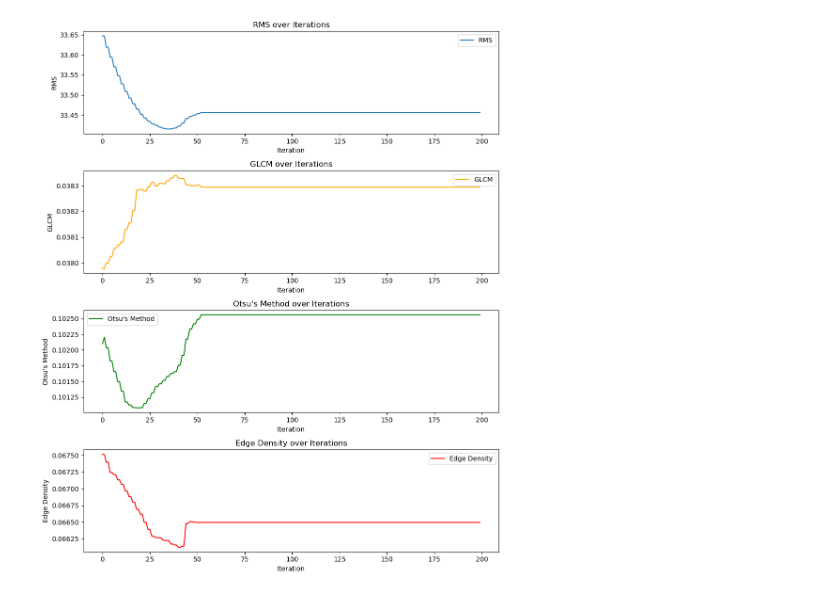
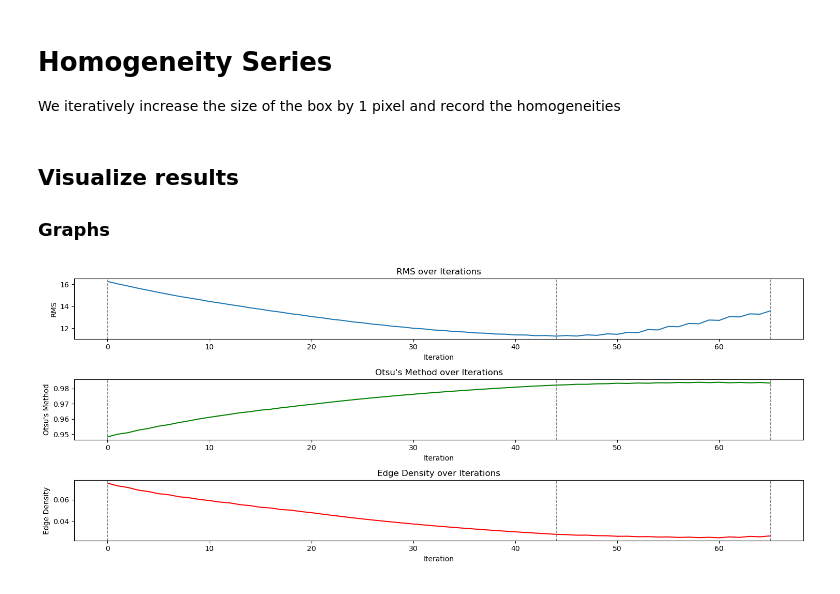
Before and after one commit to GMuradas99/Symmetry-Object-Detection-Analysis, a Jupyter notebook: homogeneity_threshold.ipynb, the cells around one changed output. Drawn from its saved outputs; the diff is of its cells as text; code cells hidden in the pictures.

Commit message:
Finished Homogeneity threshold

```diff
--- a/homogeneity_threshold.ipynb
+++ b/homogeneity_threshold.ipynb
@@ -12,4 +15,5 @@ import helper_functions.homogeneityMetrics as homogeneity
 with open('predictions/saved_predictions.pkl', 'rb') as f:
     results = pickle.load(f)
 
-df = pd.read_csv('data/experiment_boxes.csv')
+box_matches = pd.read_csv('data_out/object_detection/box_matches.csv', index_col=0)
+participant_boxes = pd.read_csv('data/experiment_boxes.csv')
@@ -281,15 +68,0 @@ for i in tqdm(range(0, 200)):
-# %%
-increase = 50
-
-row_copy = row.copy()
-
-row_copy['height_box'] += increase
-row_copy['width_box'] += increase
-
-cropped_img = display.crop_image(image, row_copy)
-cropped_mask = display.crop_image(mask, row_copy)
-
-print(cropped_img.shape)
-
-plt.imshow(cropped_img)
-plt.show()
@@ -298,0 +69,4 @@ plt.show()
+# %% [markdown]
+# Homogeneity Series
+
+We iteratively increase the size of the box by 1 pixel and record the homogeneities
@@ -299,26 +168,39 @@ plt.show()
+# %% [markdown]
+## Visualize results
+
+### Graphs
 # %%
-fig, ax = plt.subplots(4, 1, figsize=(10, 12))
+rmss = metrics['rms']
+glcms = metrics['glcm']
+otsus = metrics['otsus']
+edge_densities = metrics['edge_density']
+
+fig, ax = plt.subplots(3, 1, figsize=(15, 6))
 ax[0].plot(rmss, label='RMS')
 ax[0].set_title('RMS over Iterations')
 ax[0].set_xlabel('Iteration')
 ax[0].set_ylabel('RMS')
-ax[0].legend()
-ax[1].plot(glcms, label='GLCM', color='orange')
-ax[1].set_title('GLCM over Iterations')
+# ax[0].legend()
+ax[1].plot(otsus, label='Otsu\'s Method', color='green')
+ax[1].set_title('Otsu\'s Method over Iterations')
 ax[1].set_xlabel('Iteration')
-ax[1].set_ylabel('GLCM')
-ax[1].legend()
-ax[2].plot(otsus, label='Otsu\'s Method', color='green')
-ax[2].set_title('Otsu\'s Method over Iterations')
+ax[1].set_ylabel('Otsu\'s Method')
+# ax[2].legend()
+ax[2].plot(edge_densities, label='Edge Density', color='red')
+ax[2].set_title('Edge Density over Iterations')
 ax[2].set_xlabel('Iteration')
-ax[2].set_ylabel('Otsu\'s Method')
-ax[2].legend()
-ax[3].plot(edge_densities, label='Edge Density', color='red')
-ax[3].set_title('Edge Density over Iterations')
-ax[3].set_xlabel('Iteration')
-ax[3].set_ylabel('Edge Density')
-ax[3].legend()
+ax[2].set_ylabel('Edge Density')
+# ax[3].legend()
+
+
+min_rmss_index = rmss.index(min(rmss))
+x = [0, min_rmss_index, len(rmss)-1]
+
+for axis in ax:
+    for i in x:
+        axis.axvline(x=i, color='gray', linestyle='--', linewidth=1)
+
 plt.tight_layout()
 plt.show()
 # %% [output]
-[figure, old version]
+[figure, new version]
```
Also changed, not shown: parts of 21 cells of this notebook, 6 other files.
